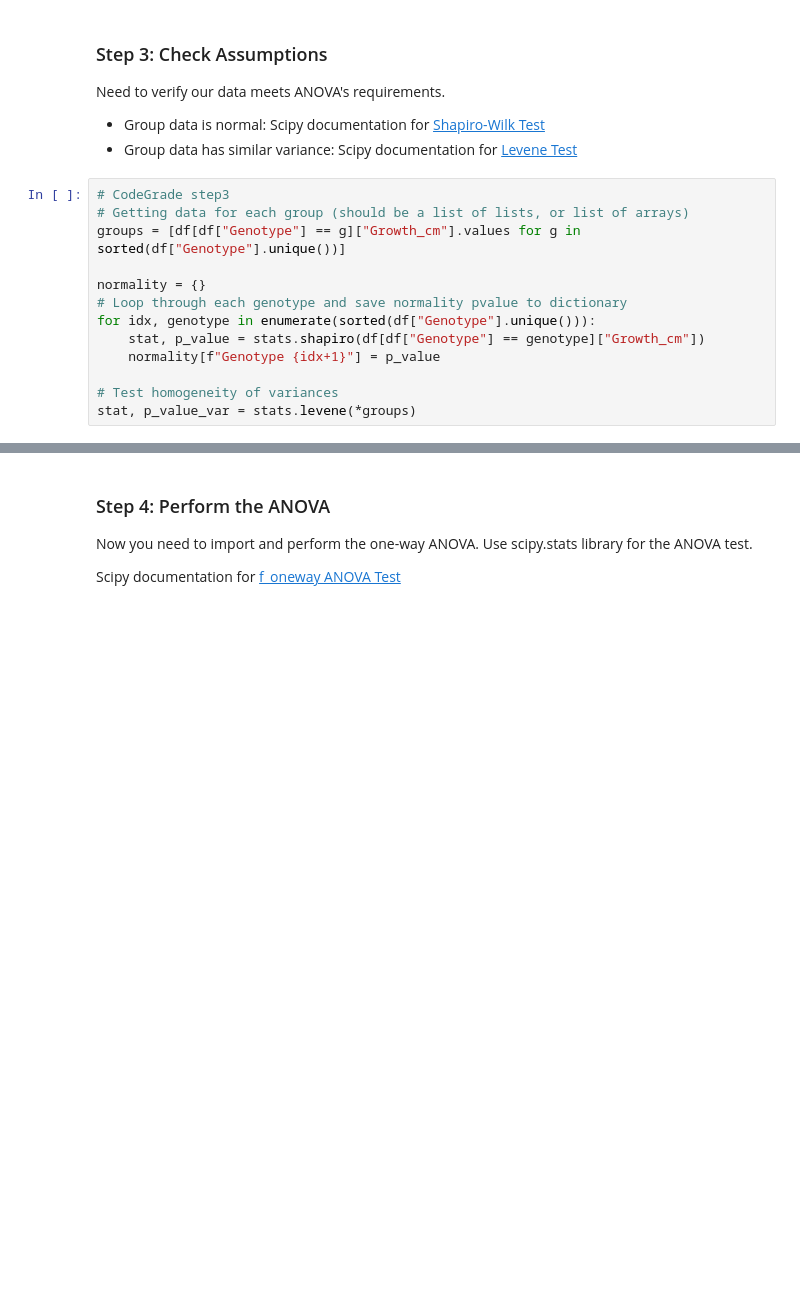
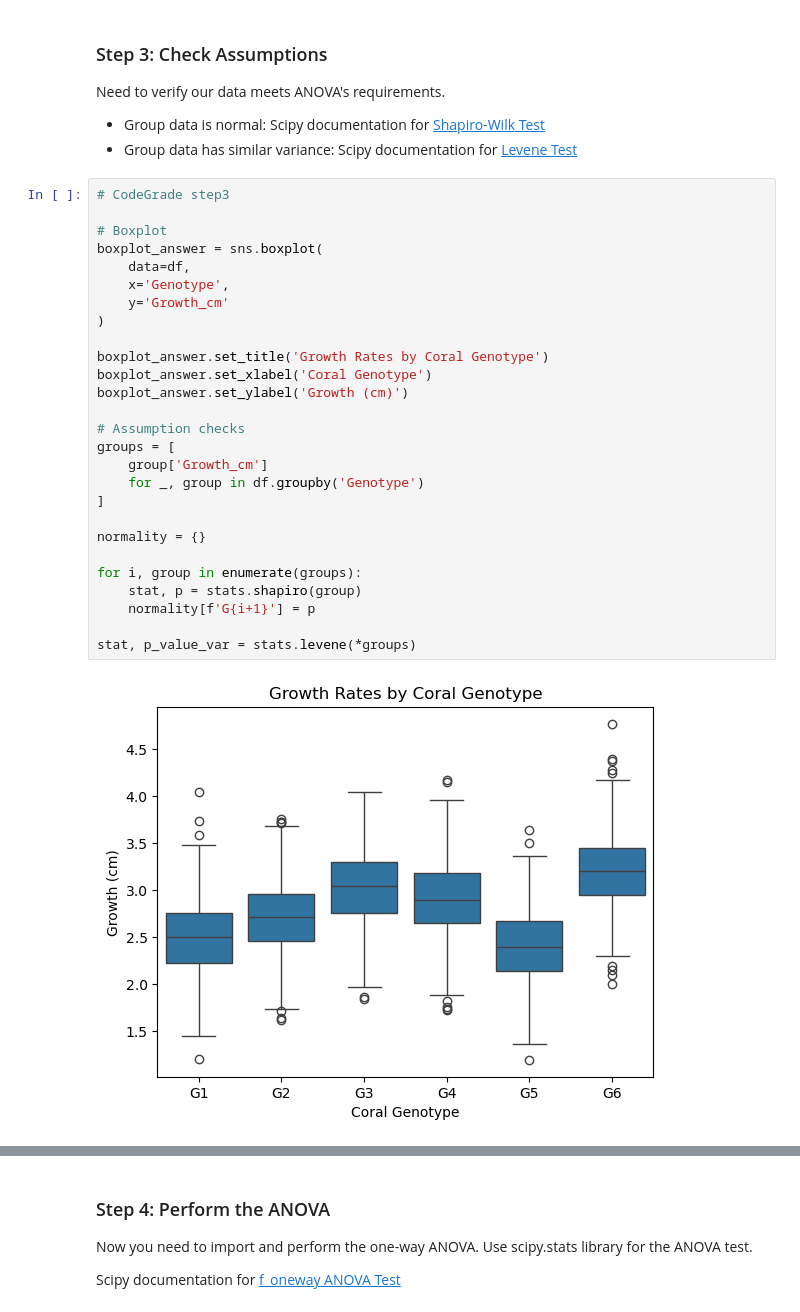
Before and after one commit to Martinlenga/Datascience, a Jupyter notebook: Module3/Growth Data with ANOVA/stats_infer_mean_lab.ipynb, the cells around one changed output, grey strips where cells are left out. Saved outputs shown, nothing was run; the diff lists cells and outputs as text; blank space fills up the shorter version.

```diff
--- a/Module3/Growth Data with ANOVA/stats_infer_mean_lab.ipynb
+++ b/Module3/Growth Data with ANOVA/stats_infer_mean_lab.ipynb
@@ -112,19 +115,35 @@ Text(0, 0.5, 'Growth (cm)')
 Need to verify our data meets ANOVA's requirements.
 - Group data is normal: Scipy documentation for [Shapiro-Wilk Test](https://docs.scipy.org/doc/scipy/reference/generated/scipy.stats.shapiro.html#scipy.stats.shapiro)
 - Group data has similar variance: Scipy documentation for [Levene Test](https://docs.scipy.org/doc/scipy/reference/generated/scipy.stats.levene.html)
-# %%
-# CodeGrade step3
-# Getting data for each group (should be a list of lists, or list of arrays)
-groups = [df[df["Genotype"] == g]["Growth_cm"].values for g in sorted(df["Genotype"].unique())]
-
-normality = {}
-# Loop through each genotype and save normality pvalue to dictionary
-for idx, genotype in enumerate(sorted(df["Genotype"].unique())):
-    stat, p_value = stats.shapiro(df[df["Genotype"] == genotype]["Growth_cm"])
-    normality[f"Genotype {idx+1}"] = p_value
-
-# Test homogeneity of variances
-stat, p_value_var = stats.levene(*groups)
+# %%
+# CodeGrade step3
+
+# Boxplot
+boxplot_answer = sns.boxplot(
+    data=df,
+    x='Genotype',
+    y='Growth_cm'
+)
+
+boxplot_answer.set_title('Growth Rates by Coral Genotype')
+boxplot_answer.set_xlabel('Coral Genotype')
+boxplot_answer.set_ylabel('Growth (cm)')
+
+# Assumption checks
+groups = [
+    group['Growth_cm']
+    for _, group in df.groupby('Genotype')
+]
+
+normality = {}
+
+for i, group in enumerate(groups):
+    stat, p = stats.shapiro(group)
+    normality[f'G{i+1}'] = p
+
+stat, p_value_var = stats.levene(*groups)
+# %% [output]
+[figure, added]
 # %%
 # Run this cell without changes to display result
 print("Testing Normality for Each Genotype:")
```
Also changed, not shown: parts of 9 cells of this notebook, 36 other files.
